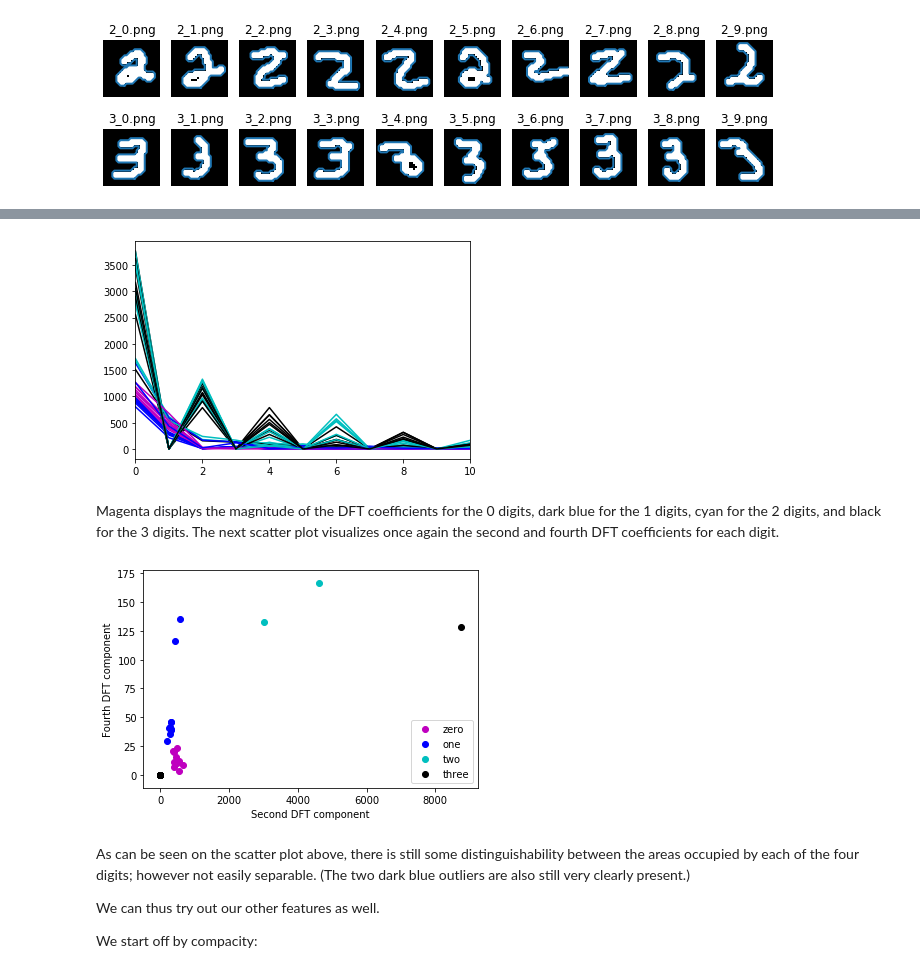
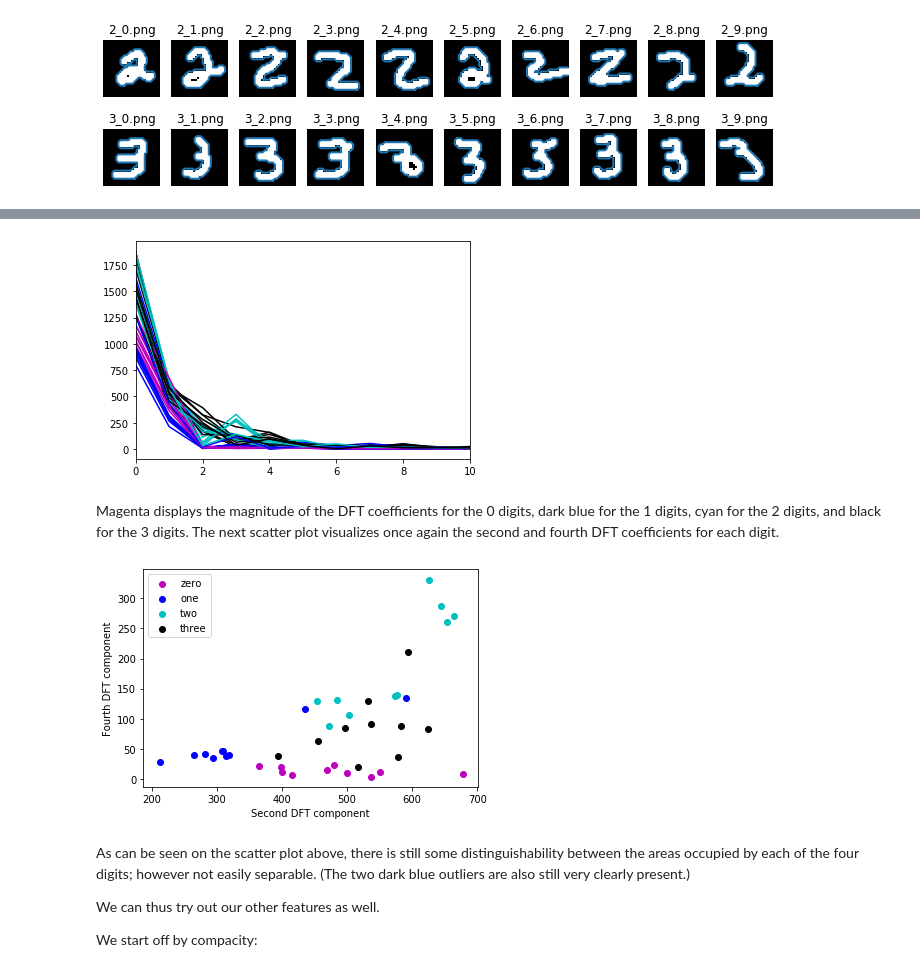
Before and after one commit to emarazz/iapr_2020, a Jupyter notebook: our_labs/lab_02_catinca_erick.ipynb, the cells around one changed output, grey strips where cells are left out. Drawn from its saved outputs; the diff is of its cells as text; code cells hidden in the pictures.

```diff
--- a/our_labs/lab_02_catinca_erick.ipynb
+++ b/our_labs/lab_02_catinca_erick.ipynb
@@ -556,21 +512,21 @@ show_numbers(twos_processed, twos_names, twos_contours3,
 # %%
-twos_dft_coeff = [fft(contour[:,1]+contour[:,0]*1j) for contour in twos_contours2]
-threes_dft_coeff = [fft(contour[:,1]+contour[:,0]*1j) for contour in threes_contours2]
+twos_dft_coeff = [fft(contour[:,1]+contour[:,0]*1j) for contour in twos_contours]
+threes_dft_coeff = [fft(contour[:,1]+contour[:,0]*1j) for contour in threes_contours]
 
 for i in range(nb_im):
     dft_coeff = zeros_dft_coeff[i]
     plt.plot(np.arange(0, dft_coeff.shape[0]), np.abs(dft_coeff), color='m')
     dft_coeff = ones_dft_coeff[i]
     plt.plot(np.arange(0, dft_coeff.shape[0]), np.abs(dft_coeff), color='b')
     dft_coeff = twos_dft_coeff[i]
     plt.plot(np.arange(0, dft_coeff.shape[0]), np.abs(dft_coeff), color='c')
     dft_coeff = threes_dft_coeff[i]
     plt.plot(np.arange(0, dft_coeff.shape[0]), np.abs(dft_coeff), color='k')
 
 plt.xlim((0, 10))
 plt.show()
 # %% [output]
-[figure, old version]
+[figure, new version]
 # %% [markdown]
 Magenta displays the magnitude of the DFT coefficients for the 0 digits, dark blue for the 1 digits, cyan for the 2 digits, and black for the 3 digits. The next scatter plot visualizes once again the second and fourth DFT coefficients for each digit.
 # %%
@@ -578,12 +534,12 @@ zero = plt.scatter(zeros_second, zeros_fourth, color='m')
 one = plt.scatter(ones_second, ones_fourth, color='b')
 
 #twos_first = [np.abs(twos_dft_coeff[i][0]) for i in range(nb_im)]
-twos_second = [np.abs(twos_dft_coeff[i][1]) * np.abs(twos_dft_coeff[i][13]) for i in range(nb_im)]
+twos_second = [np.abs(twos_dft_coeff[i][1]) for i in range(nb_im)]
 twos_fourth = [np.abs(twos_dft_coeff[i][3]) for i in range(nb_im)]
 two = plt.scatter(twos_second, twos_fourth, color='c')
 
 #threes_first = [np.abs(threes_dft_coeff[i][0]) for i in range(nb_im)]
-threes_second = [np.abs(threes_dft_coeff[i][1]) * np.abs(threes_dft_coeff[i][13]) for i in range(nb_im)]
+threes_second = [np.abs(threes_dft_coeff[i][1]) for i in range(nb_im)]
 threes_fourth = [np.abs(threes_dft_coeff[i][3]) for i in range(nb_im)]
 three = plt.scatter(threes_second, threes_fourth, color='k')
 
@@ -592,7 +548,7 @@ plt.xlabel('Second DFT component')
 plt.ylabel('Fourth DFT component')
 plt.show()
 # %% [output]
-[figure, old version]
+[figure, new version]
 # %% [markdown]
 As can be seen on the scatter plot above, there is still some distinguishability between the areas occupied by each of the four digits; however not easily separable. (The two dark blue outliers are also still very clearly present.)
 
```
Also changed, not shown: parts of 34 cells of this notebook.
